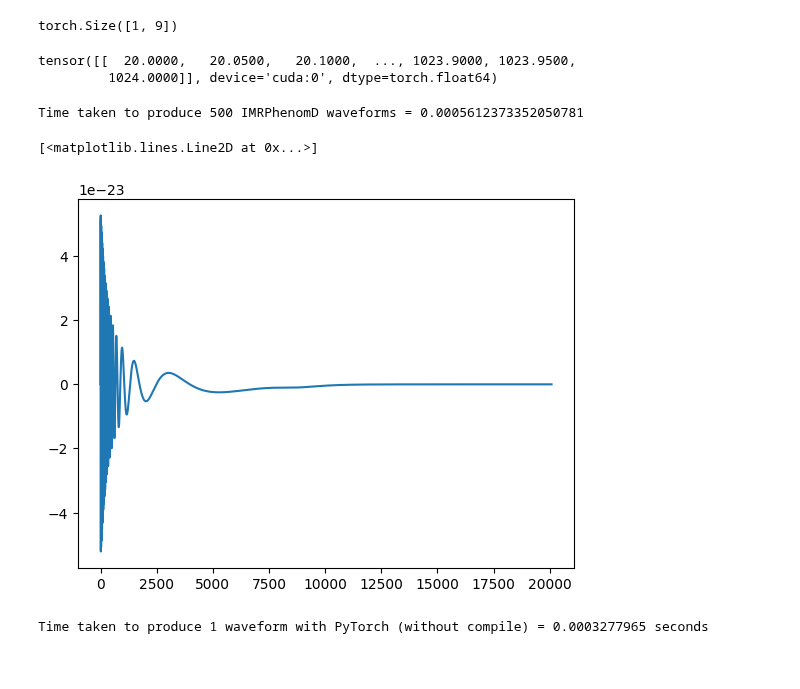
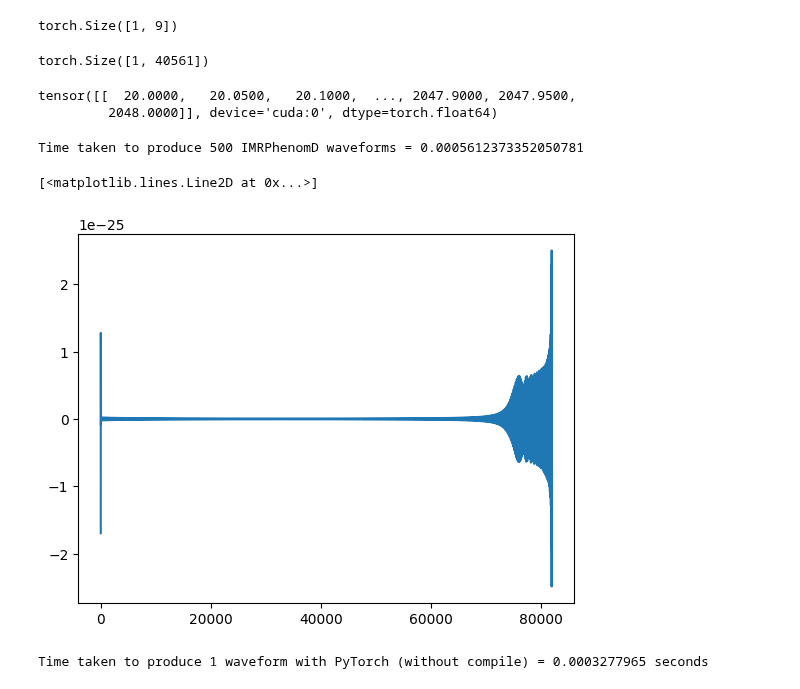
Before and after one commit to nnarenraju/sage, a Jupyter notebook: repro/start_here.ipynb, the cells around one changed output. Drawn from its saved outputs; the diff is of its cells as text; code cells hidden in the pictures.

```diff
--- a/repro/start_here.ipynb
+++ b/repro/start_here.ipynb
@@ -310,7 +310,7 @@ torch.Size([1, 9])
 # %%
 # Generate the frequency grid
 f_l = 20.
-f_u = 1024.
+f_u = 2048.
 del_f = 1./20.
 sample_length_in_s = 1./del_f
 n = int(np.round((f_u - f_l) / del_f)) + 1
@@ -322,10 +322,14 @@ f = f.unsqueeze(0).expand(batch_size, -1).clone()
 f_ref = torch.tensor(f_l, device='cuda:0', dtype=torch.float64)
 f_ref = f_ref.unsqueeze(0).expand(batch_size, -1).clone()
 # %%
-f
+f.size()
 # %% [output]
-tensor([[  20.0000,   20.0500,   20.1000,  ..., 1023.9000, 1023.9500,
-         1024.0000]], device='cuda:0', dtype=torch.float64)
+torch.Size([1, 40561])
+# %%
+print(f)
+# %% [output]
+tensor([[  20.0000,   20.0500,   20.1000,  ..., 2047.9000, 2047.9500,
+         2048.0000]], device='cuda:0', dtype=torch.float64)
 # %%
 phd = imr.IMRPhenomD(f, f_ref)
 # %%
@@ -338,10 +342,10 @@ print(f"Time taken to produce 500 IMRPhenomD waveforms = {time.time() - start}")
 # %% [output]
 Time taken to produce 500 IMRPhenomD waveforms = 0.0005612373352050781
 # %%
-plt.plot(hc_sage[0].detach().cpu().numpy())
+plt.plot(np.fft.irfft(hc_sage[0].detach().cpu().numpy()))
 # %% [output]
 [<matplotlib.lines.Line2D at 0x...>]
-[figure, old version]
+[figure, new version]
 # %%
 ## With compile we take 0.000427 seconds PER waveform 20 seconds at 2048 Hz (1000 tries over batches of 500)
 out = time_it(phd, (params_batch), ntries=1000)
```
Also changed, not shown: parts of 6 cells of this notebook.
